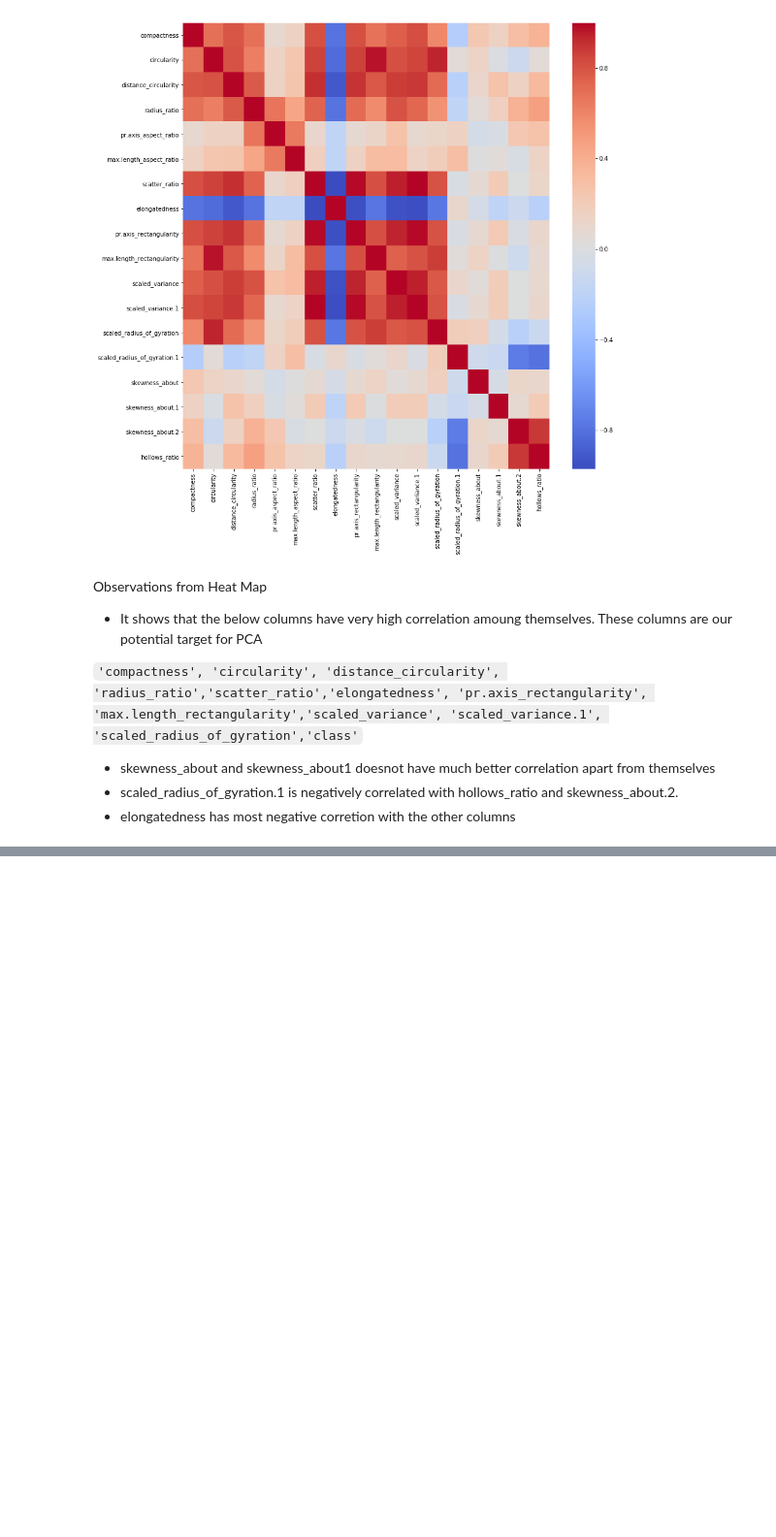
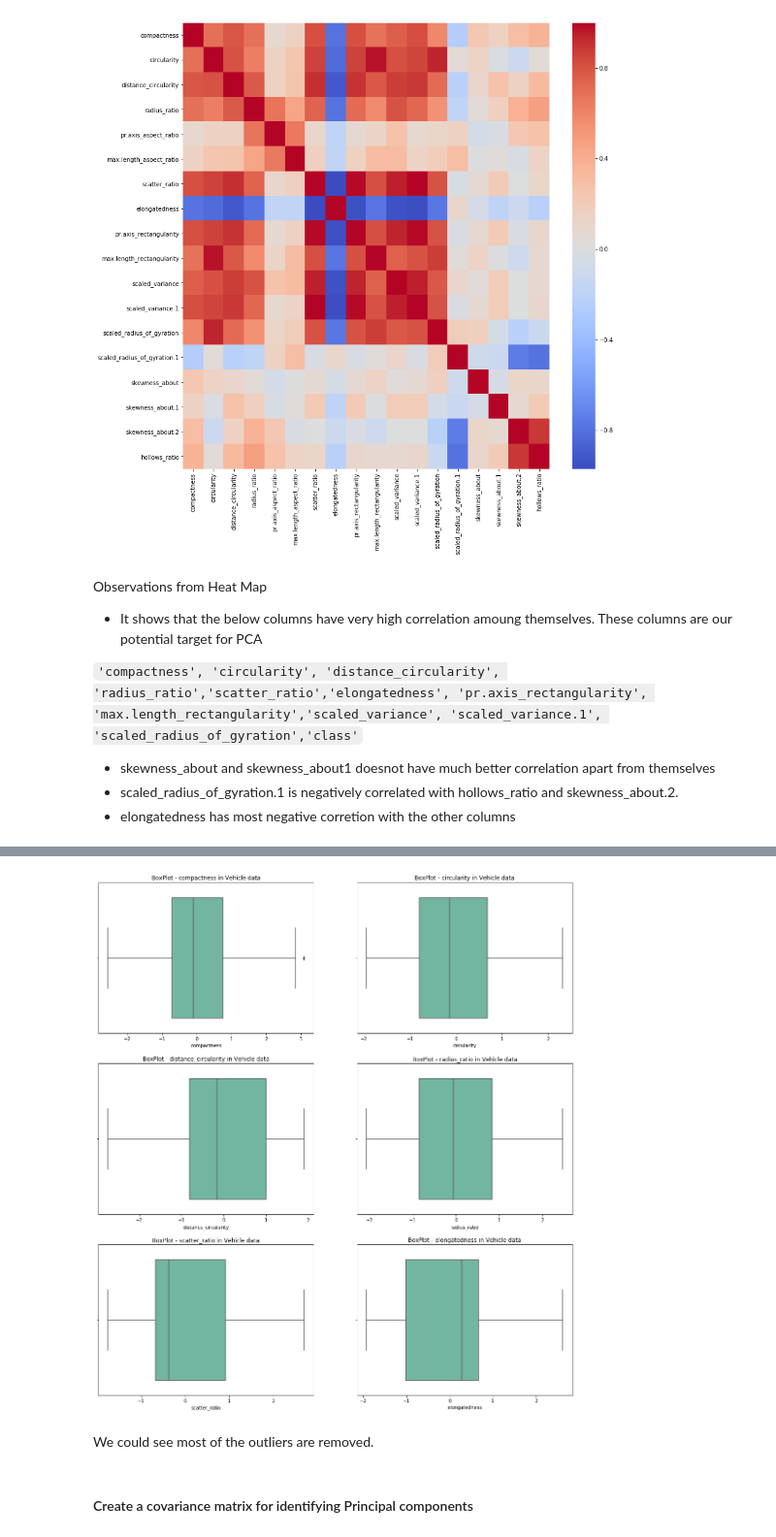
Before and after one commit to praveenveera/VehicleSilhouette_PCA, a Jupyter notebook: PCA.ipynb, the cells around one changed output, grey strips where cells are left out. Shown at 97% size. Drawn from its saved outputs; the diff is of its cells as text; code cells hidden in the pictures; blank space fills up the shorter version.

```diff
--- a/PCA.ipynb
+++ b/PCA.ipynb
@@ -263,0 +327,21 @@ These columns are our potential target for PCA
+# %%
+# reseting the index of the data as few rows are dropped
+df_vehicle = df_vehicle.reset_index(drop=True)
+# %%
+# Segreate the working dataset into high correlative and low correlative values
+corr_high = ['compactness', 'circularity', 'distance_circularity', 'radius_ratio',
+       'scatter_ratio','elongatedness', 'pr.axis_rectangularity', 'max.length_rectangularity',
+       'scaled_variance', 'scaled_variance.1', 'scaled_radius_of_gyration']
+
+corr_low = ['pr.axis_aspect_ratio', 'max.length_aspect_ratio', 'skewness_about', 'skewness_about.1', 'hollows_ratio', 'class']
+
+# dropping the columns skewness_about.2 and scaled_radius_of_gyration.1
+# %%
+# Preparing the features and target variable for modelling
+X = df_vehicle[corr_high + corr_low]
+y = df_vehicle['class']
+# %%
+# scaling the data
+from scipy.stats import zscore
+XScaled=X.apply(zscore)
+XScaled.head()
@@ -263,0 +355,9 @@ These columns are our potential target for PCA
+# %%
+#cheching for outliers post scaling
+outlier_detection(corr_high,XScaled)
+# %% [output]
+[figure, added]
+# %% [markdown]
+We could see most of the outliers are removed.
+# %% [markdown]
+#### Create a covariance matrix for identifying Principal components
```
Also changed, not shown: parts of 19 cells of this notebook.
